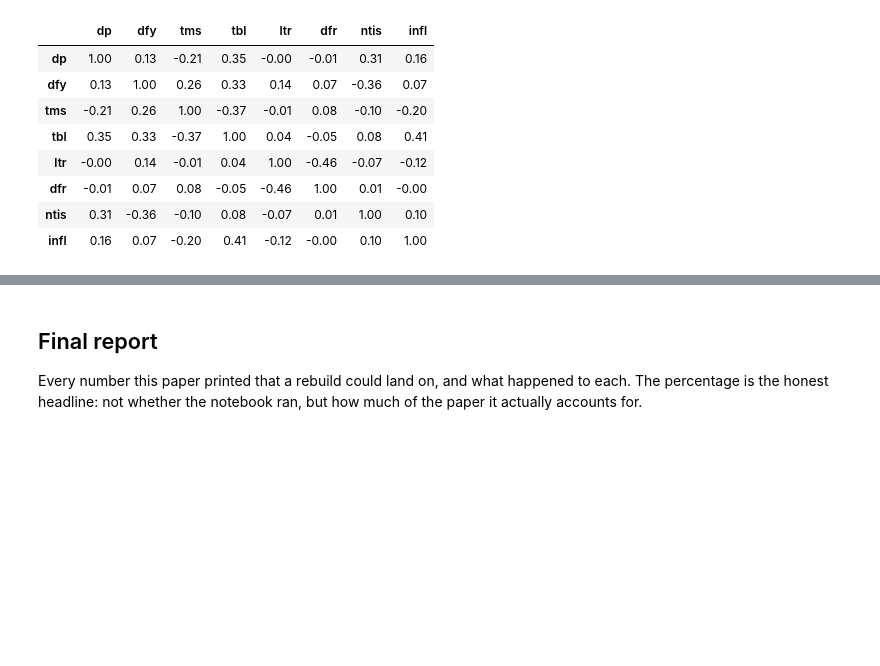
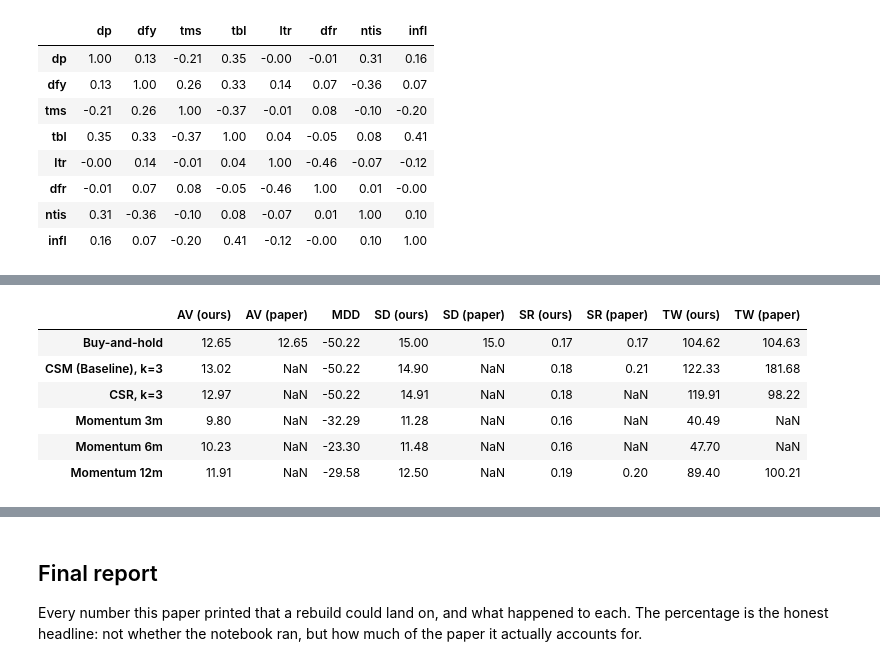
Before and after one commit to RezaSoleymanifar/alpha-archive, a Jupyter notebook: notebooks/2606.04153_sign_and_magnitude.ipynb, the cells around one changed output, grey strips where cells are left out. Saved outputs shown, nothing was run; the diff lists cells and outputs as text; code cells hidden in the pictures; blank space fills up the shorter version.

```diff
--- a/notebooks/2606.04153_sign_and_magnitude.ipynb
+++ b/notebooks/2606.04153_sign_and_magnitude.ipynb
@@ -195,0 +194,19 @@ paper: tbl has the largest absolute correlation,
+# %%
+import sys; sys.path.insert(0, '..')
+from alpha_archive.replications import decomp2026 as D
+
+frame = D.load()
+ours  = D.table6(frame)
+paper = pd.DataFrame(D.TABLE6_PAPER).T.reindex(ours.index)
+
+side = ours.join(paper, rsuffix=' (paper)', lsuffix=' (ours)')
+side = side[sorted(side.columns, key=lambda c: (c.split()[0], 'paper' in c))]
+side.round(2)
+# %% [output]
+|  | AV (ours) | AV (paper) | MDD | SD (ours) | SD (paper) | SR (ours) | SR (paper) | TW (ours) | TW (paper) |
+| Buy-and-hold | 12.65 | 12.65 | -50.22 | 15.00 | 15.0 | 0.17 | 0.17 | 104.62 | 104.63 |
+| CSM (Baseline), k=3 | 13.02 | NaN | -50.22 | 14.90 | NaN | 0.18 | 0.21 | 122.33 | 181.68 |
+| CSR, k=3 | 12.97 | NaN | -50.22 | 14.91 | NaN | 0.18 | NaN | 119.91 | 98.22 |
+| Momentum 3m | 9.80 | NaN | -32.29 | 11.28 | NaN | 0.16 | NaN | 40.49 | NaN |
+| Momentum 6m | 10.23 | NaN | -23.30 | 11.48 | NaN | 0.16 | NaN | 47.70 | NaN |
+| Momentum 12m | 11.91 | NaN | -29.58 | 12.50 | NaN | 0.19 | 0.20 | 89.40 | 100.21 |
```
Also changed, not shown: parts of 9 cells of this notebook, 2 other files.
